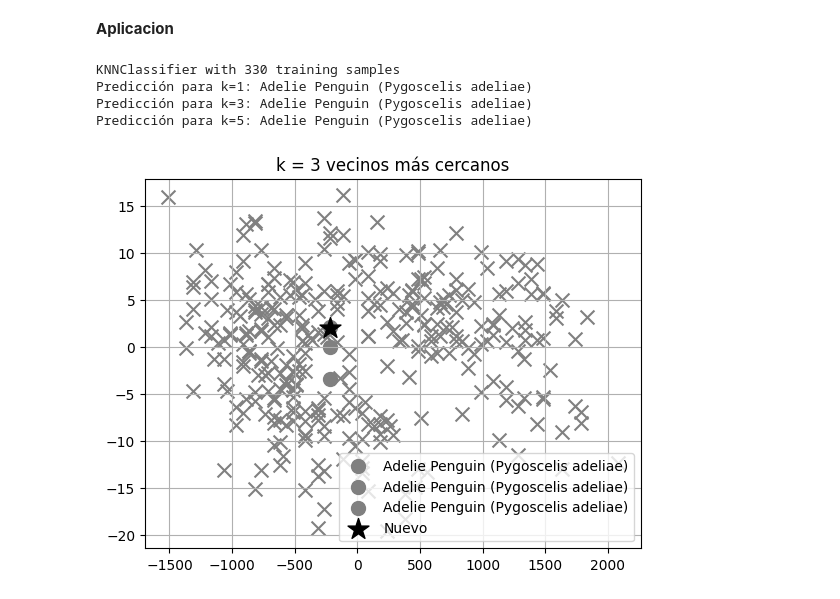
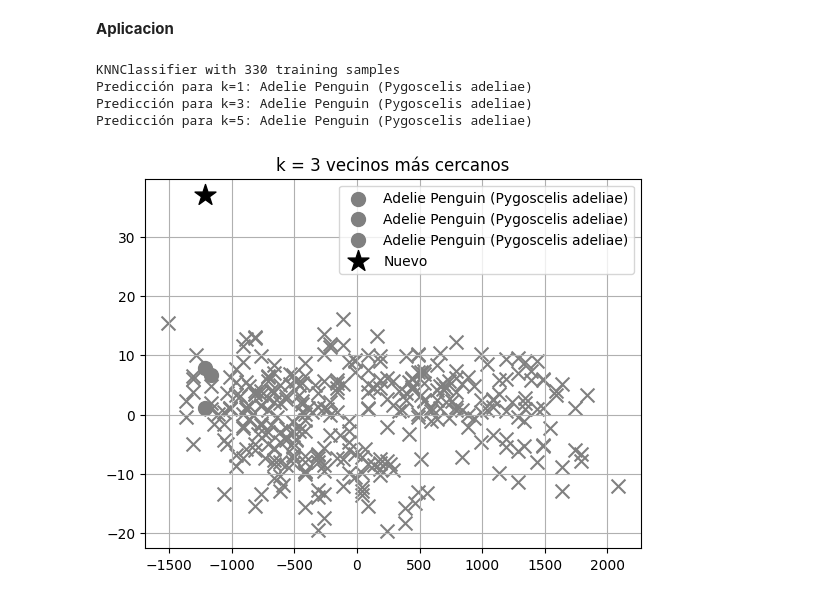
Before and after one commit to CDIA-2nd-Semester/aa-u1-t2-Brayanc284, a Jupyter notebook: Autonomo_U2_T1.ipynb, the cells around one changed output. Cells and saved outputs as stored; diff of their text form; code cells hidden in the pictures.

```diff
--- a/Autonomo_U2_T1.ipynb
+++ b/Autonomo_U2_T1.ipynb
@@ -114,24 +114,27 @@ class KNNClassifier(KNNBase):
 # %% [markdown]
 **Aplicacion**
 # %%
+from sklearn.decomposition import PCA
+import matplotlib.pyplot as plt
+
 modelo = KNNClassifier()
 modelo.fit(X, y)
 
 print(modelo)
 
-# Crear un nuevo pingüino (valores de ejemplo reales)
-nuevo_pingüino = np.array([[44.0, 18.0, 200, 4000]])  # largo pico, profundidad, aletas, peso
+# Crear un nuevo pingüino
+nuevo_pingüino = np.array([[46.0, 19.0, 220, 3000]])  # largo pico, profundidad, aletas, peso
 
 # Predecir con diferentes valores de k
 for k in [1, 3, 5]:
     pred = modelo.predict(nuevo_pingüino, k=k)
     print(f"Predicción para k={k}: {pred[0]}")
 
 # Graficar los vecinos más cercanos (RETO ADICIONAL)
 modelo.plot_neighbors(nuevo_pingüino, k=3)
 # %% [output]
 KNNClassifier with 330 training samples
 Predicción para k=1: Adelie Penguin (Pygoscelis adeliae)
 Predicción para k=3: Adelie Penguin (Pygoscelis adeliae)
 Predicción para k=5: Adelie Penguin (Pygoscelis adeliae)
-[figure, old version]
+[figure, new version]
```
